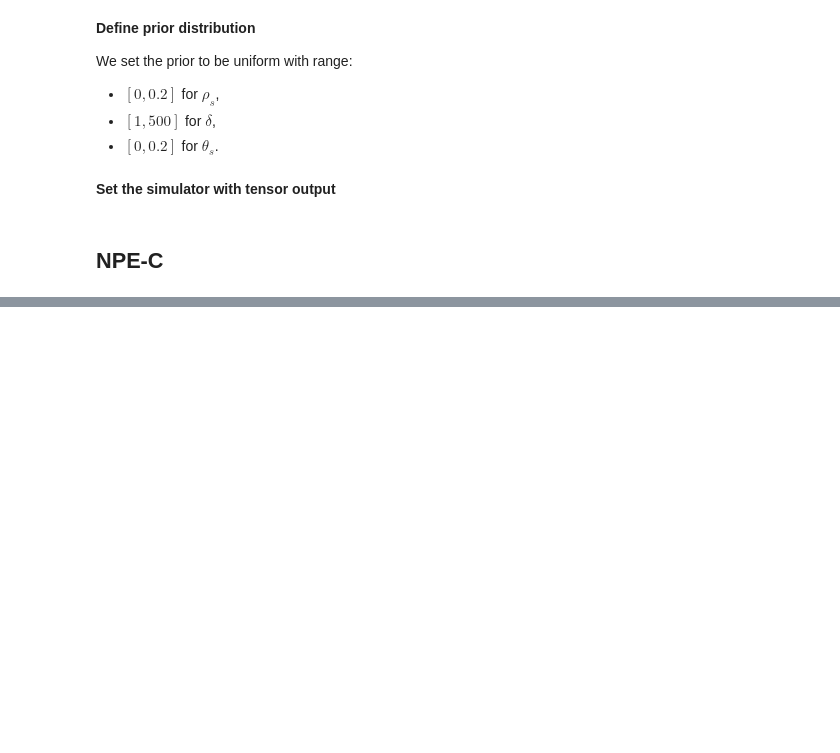
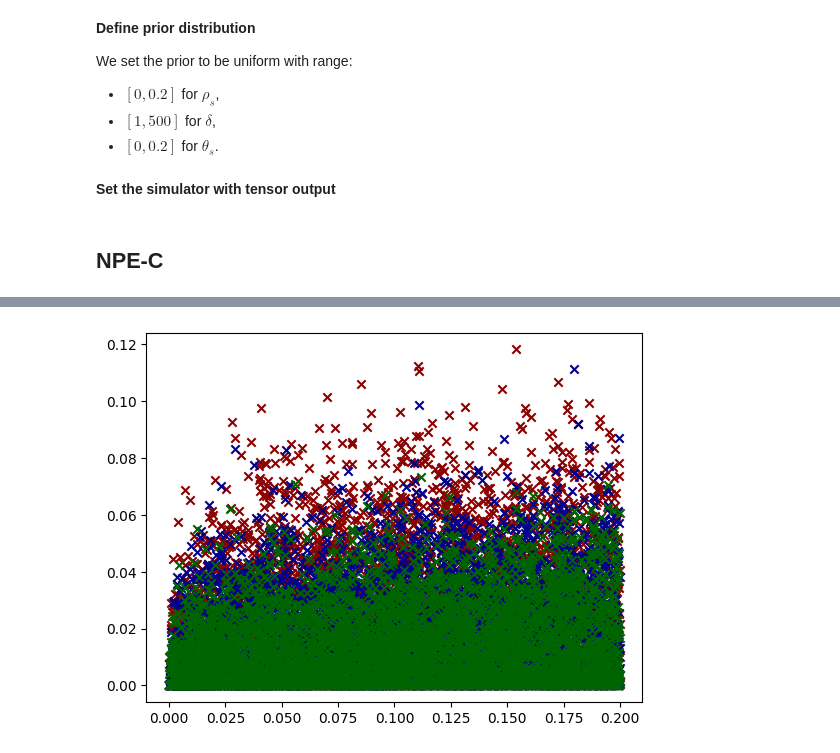
Before and after one commit to haochu-liu/likelihood-free, a Jupyter notebook: python/ClonalOrigin_sbi.ipynb, the cells around one changed output, grey strips where cells are left out. Drawn from its saved outputs; the diff is of its cells as text; code cells hidden in the pictures; blank space fills up the shorter version.

```diff
--- a/python/ClonalOrigin_sbi.ipynb
+++ b/python/ClonalOrigin_sbi.ipynb
@@ -101,0 +120,3 @@ theta_trained = theta_trained.reshape((num_posterior_samples, 2))
+# %%
+theta_numpy = theta.cpu().numpy()
+x_numpy = x.cpu().numpy()
@@ -101,0 +127,9 @@ theta_trained = theta_trained.reshape((num_posterior_samples, 2))
+# %%
+plt.scatter(theta_numpy[:, 0], x_numpy[:, 0], marker='x', color='darkred')
+plt.scatter(theta_numpy[:, 0], x_numpy[:, 1], marker='x', color='darkblue')
+plt.scatter(theta_numpy[:, 0], x_numpy[:, 2], marker='x', color='darkgreen')
+
+# Display the plot
+plt.show()
+# %% [output]
+[figure, added]
```
Also changed, not shown: parts of 10 cells of this notebook.
